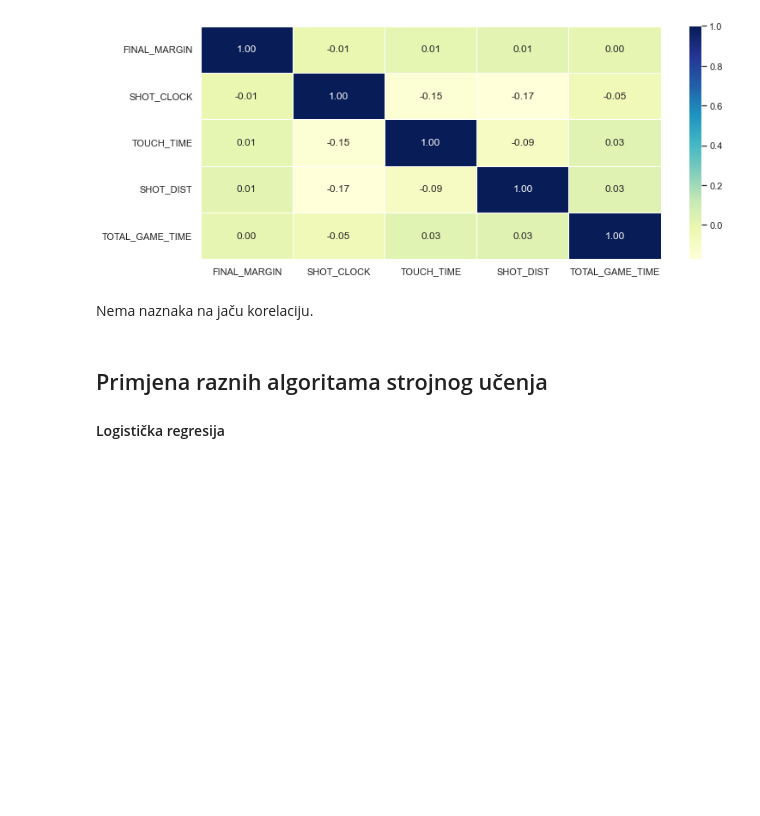
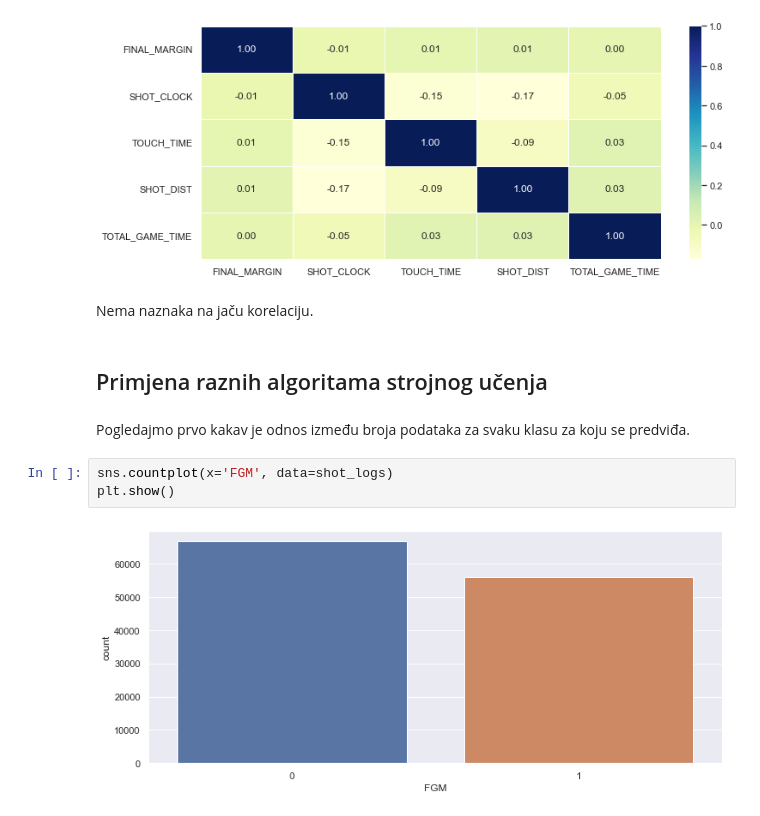
Before and after one commit to MladenDzida/NBA-Shot-Prediction, a Jupyter notebook: nba_shot_prediction.ipynb, the cells around one changed output. Saved outputs shown, nothing was run; the diff lists cells and outputs as text; blank space fills up the shorter version.

```diff
--- a/nba_shot_prediction.ipynb
+++ b/nba_shot_prediction.ipynb
@@ -348,5 +386,10 @@ plt.show()
 Nema naznaka na jaču korelaciju.
 # %% [markdown]
 ## Primjena raznih algoritama strojnog učenja
-
-#### Logistička regresija
+# %% [markdown]
+Pogledajmo prvo kakav je odnos između broja podataka za svaku klasu za koju se predviđa.
+# %%
+sns.countplot(x='FGM', data=shot_logs)
+plt.show()
+# %% [output]
+[figure, added]
```
Also changed, not shown: parts of 30 cells of this notebook.
